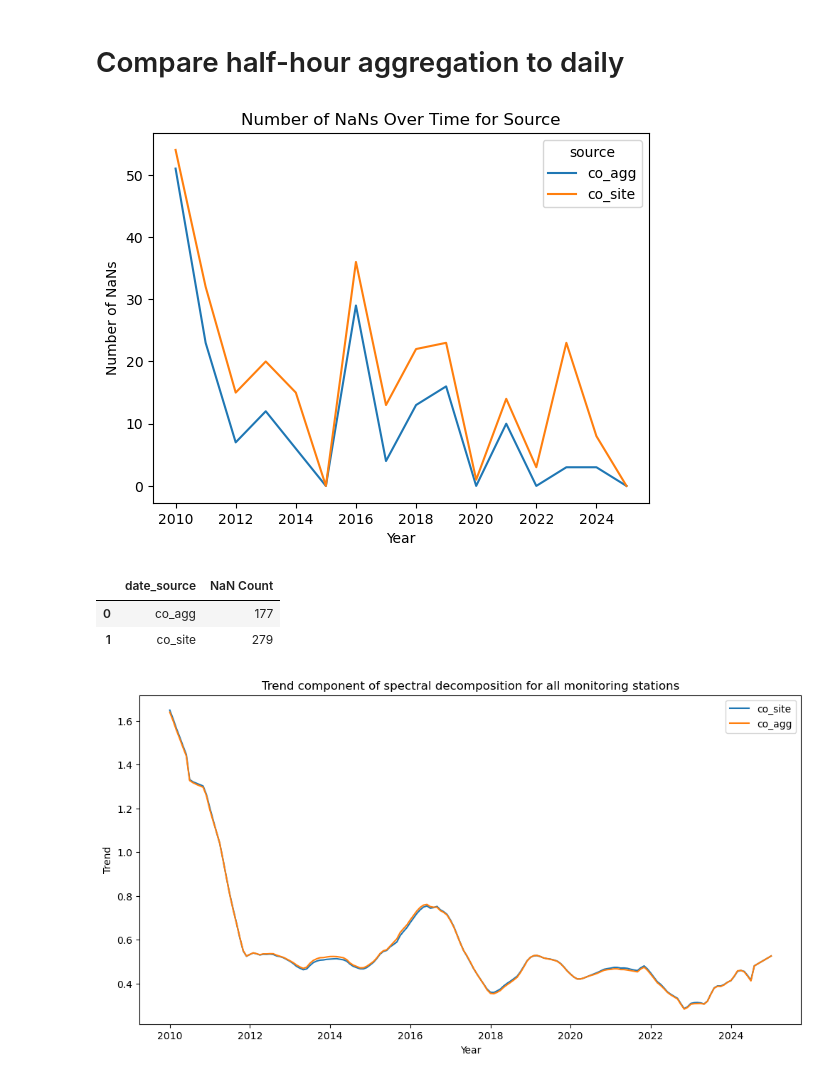
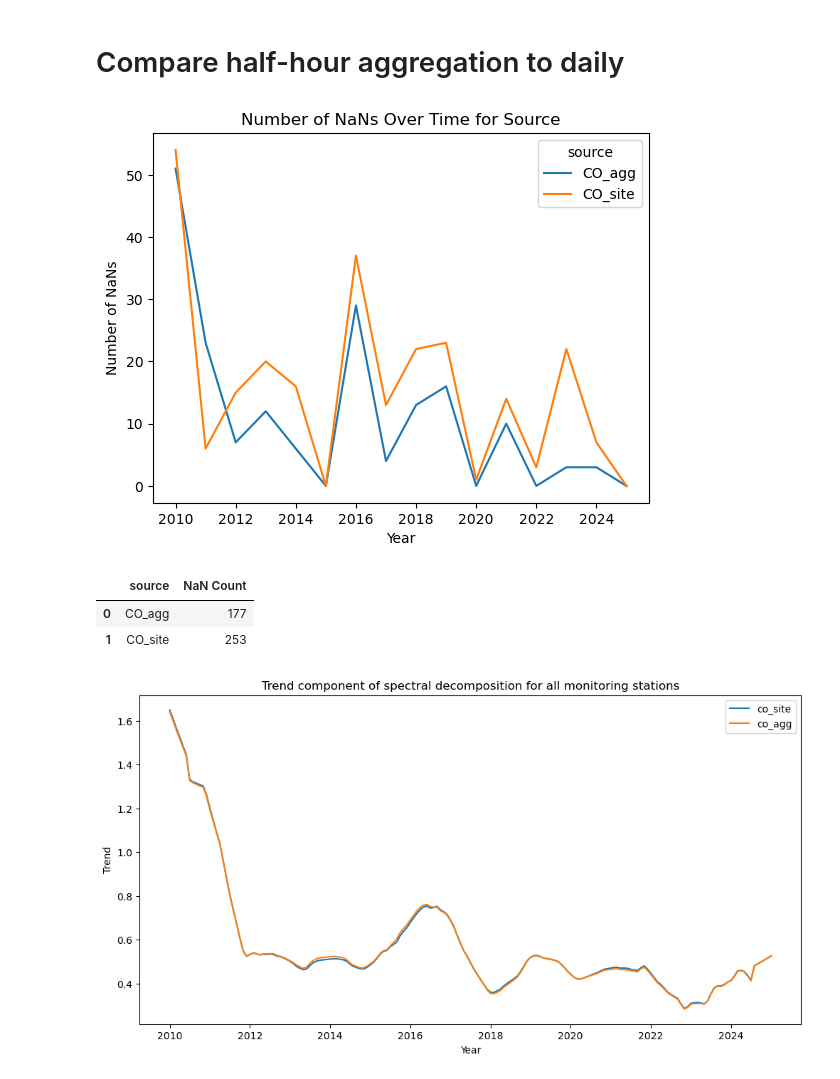
Before and after one commit to sinitsky96/Time-Series-Project, a Jupyter notebook: Usecase - checking effect of missing values.ipynb, the cells around one changed output. Cells and saved outputs as stored; diff of their text form; code cells hidden in the pictures.

Commit message:
updated the Bnei Brak check to contain only relevant, correct code

```diff
--- a/Usecase - checking effect of missing values.ipynb
+++ b/Usecase - checking effect of missing values.ipynb
@@ -110,25 +36,31 @@ site_daily_bnei_brak = site_daily_bnei_brak.rename(columns={"Bnei_brak_highway4"
+# %%
+site_daily_bnei_brak = daily_co[daily_co.station == "Bnei_brak_highway4"]
+# %%
+site_daily_bnei_brak = site_daily_bnei_brak.drop("station", axis=1)
 # %%
-daily_bnei_brak = site_daily_bnei_brak.merge(daily, how='inner', left_on='date_time', right_on='date_time', suffixes=('_site', '_agg'))
+daily_bnei_brak = site_daily_bnei_brak.merge(daily, how='inner', left_on='date', right_on='date_time', suffixes=('_site', '_agg'))
+# %%
+daily_bnei_brak = daily_bnei_brak.drop("date_time", axis=1)
 # %%
-bnei_brak_long = daily_bnei_brak.melt(id_vars = ['date_time'], var_name = 'date_source', value_name='co')
+bnei_brak_long = daily_bnei_brak.melt(id_vars = ['date'], var_name = 'source', value_name='co')
 
-nan_by_year = bnei_brak_long.groupby([bnei_brak_long['date_time'].dt.year,
-                      'date_source'])['co'].apply(lambda x: x.isna().sum()).reset_index(name = "NaN Count")
+nan_by_year = bnei_brak_long.groupby([bnei_brak_long['date'].dt.year,
+                      'source'])['co'].apply(lambda x: x.isna().sum()).reset_index(name = "NaN Count")
 
-sns.lineplot(data = nan_by_year, x='date_time', y='NaN Count', hue='date_source')
+sns.lineplot(data = nan_by_year, x='date', y='NaN Count', hue='source')
 plt.xlabel("Year")
 plt.ylabel("Number of NaNs")
 plt.title("Number of NaNs Over Time for Source")
 plt.legend(title="source")
 plt.show()
 # %% [output]
-[figure, old version]
+[figure, new version]
 # %%
-nan_by_year.groupby('date_source')['NaN Count'].sum().reset_index()
+nan_by_year.groupby('source')['NaN Count'].sum().reset_index()
 # %% [output]
-|  | date_source | NaN Count |
-| 0 | co_agg | 177 |
-| 1 | co_site | 279 |
+|  | source | NaN Count |
+| 0 | CO_agg | 177 |
+| 1 | CO_site | 253 |
 # %%
 monthly_bnei_brak = daily_bnei_brak.groupby([
         daily_bnei_brak['date_time'].dt.year.rename('year'),
```
Also changed, not shown: parts of 19 cells of this notebook.
